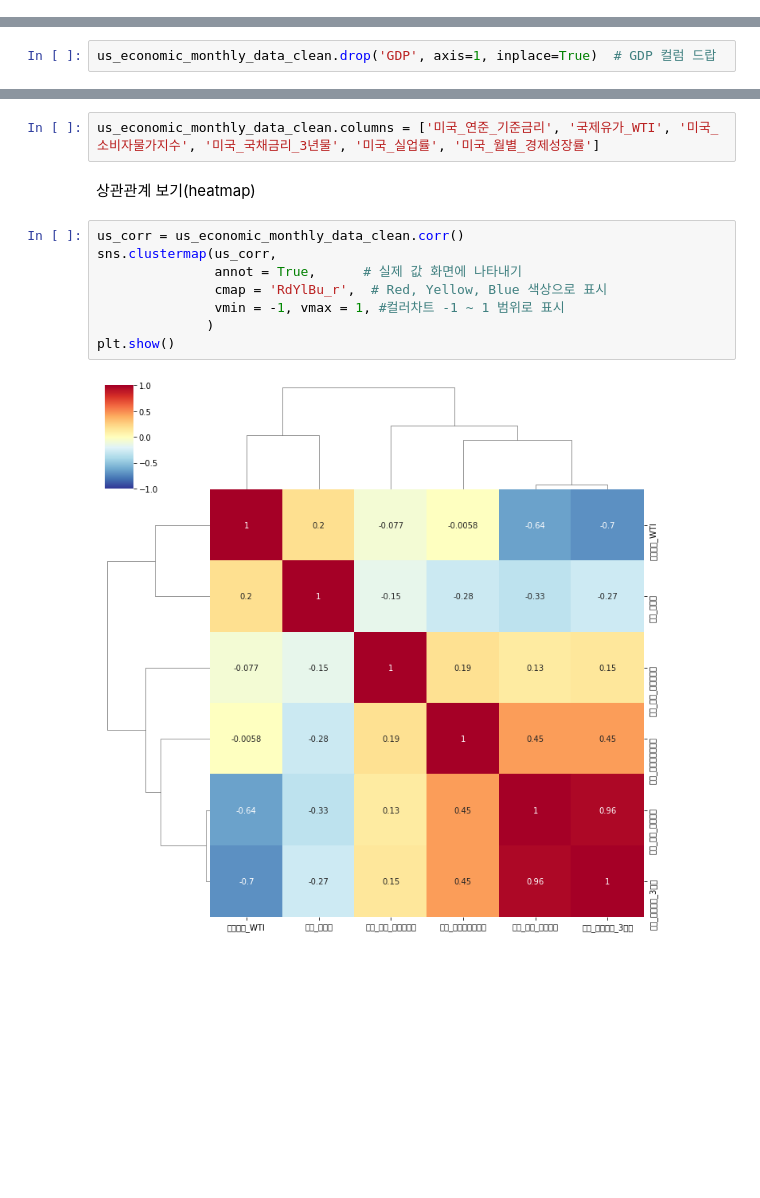
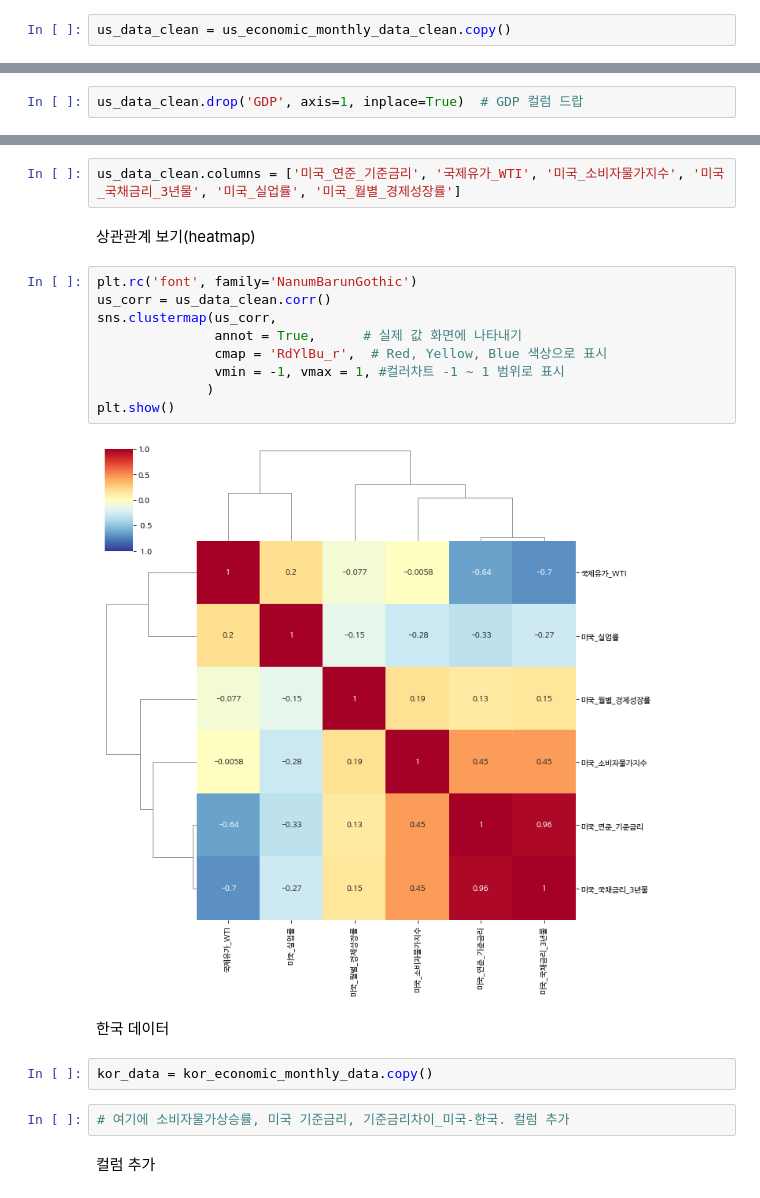
Before and after one commit to nan-park/section2_project, a Jupyter notebook: data_visualization.ipynb, the cells around one changed output, grey strips where cells are left out. Drawn from its saved outputs; the diff is of its cells as text; blank space fills up the shorter version.

Commit message:
kor data 컬럼추가

```diff
--- a/data_visualization.ipynb
+++ b/data_visualization.ipynb
@@ -71,3 +71,5 @@ plt.ylabel('funds rate(%)')
 plt.show()
 # %% [output]
 [figure]
+# %%
+us_data_clean = us_economic_monthly_data_clean.copy()
@@ -74,2 +87,2 @@ plt.show()
 # %%
-us_economic_monthly_data_clean.drop('GDP', axis=1, inplace=True)  # GDP 컬럼 드랍
+us_data_clean.drop('GDP', axis=1, inplace=True)  # GDP 컬럼 드랍
@@ -76,14 +96,23 @@ us_economic_monthly_data_clean.drop('GDP', axis=1, inplace=True)  # GDP 컬럼
 # %%
-us_economic_monthly_data_clean.columns = ['미국_연준_기준금리', '국제유가_WTI', '미국_소비자물가지수', '미국_국채금리_3년물', '미국_실업률', '미국_월별_경제성장률']
+us_data_clean.columns = ['미국_연준_기준금리', '국제유가_WTI', '미국_소비자물가지수', '미국_국채금리_3년물', '미국_실업률', '미국_월별_경제성장률']
 # %% [markdown]
 상관관계 보기(heatmap)
 # %%
-us_corr = us_economic_monthly_data_clean.corr()
+plt.rc('font', family='NanumBarunGothic')
+us_corr = us_data_clean.corr()
 sns.clustermap(us_corr,
                annot = True,      # 실제 값 화면에 나타내기
                cmap = 'RdYlBu_r',  # Red, Yellow, Blue 색상으로 표시
                vmin = -1, vmax = 1, #컬러차트 -1 ~ 1 범위로 표시
               )
 plt.show()
 # %% [output]
-[figure, old version]
+[figure, new version]
+# %% [markdown]
+한국 데이터
+# %%
+kor_data = kor_economic_monthly_data.copy()
+# %%
+# 여기에 소비자물가상승률, 미국 기준금리, 기준금리차이_미국-한국. 컬럼 추가
+# %% [markdown]
+컬럼 추가
```
Also changed, not shown: parts of 9 cells of this notebook.
